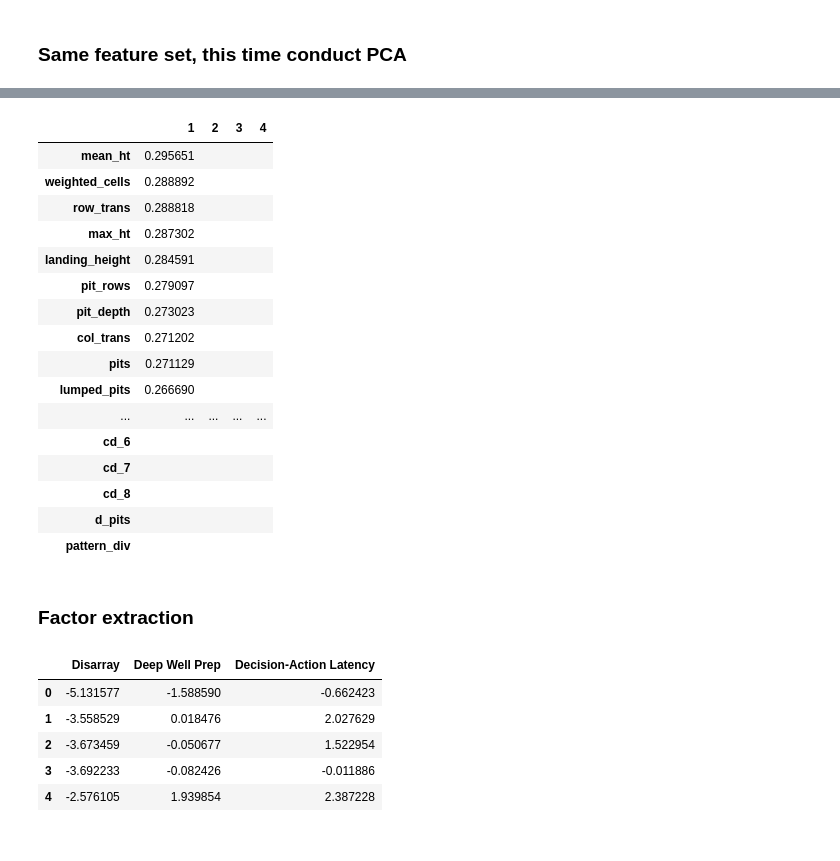
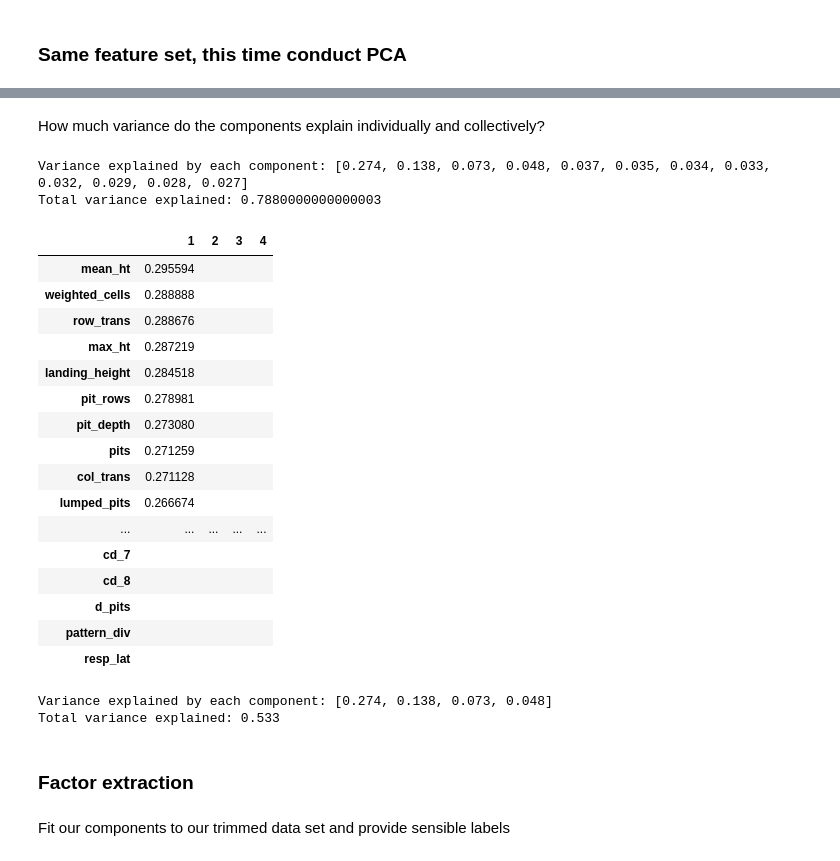
Before and after one commit to ozvar/tetris_osf_exploration, a Jupyter notebook: exploratory_analysis.ipynb, the cells around one changed output, grey strips where cells are left out. Drawn from its saved outputs; the diff is of its cells as text; code cells hidden in the pictures.

```diff
--- a/exploratory_analysis.ipynb
+++ b/exploratory_analysis.ipynb
@@ -88,3 +132,5 @@ eps.head()
+# %%
+eps = eps.drop(eps[eps['SID'].isin(['3189', 'F2015_1'])].index)
 # %% [markdown]
 ### Prepare dataframe for factor analysis - drop general and game summary outputs
 # %%
@@ -157,0 +206,9 @@ ev, loadings, fa = factor_analyse(short_eps,
+# %%
+# create episode duration variable
+eps['ep_dur'] = eps.groupby('SID')['ts'].diff()
+# if drop latency is 0, response latency is episode duration in milliseconds, otherwise it is the drop latency
+eps['resp_lat'] = np.where(eps['drop_lat'] == 0, eps['ep_dur']*1000, eps['drop_lat'])
+# replace nan values with drop latency for edge cases
+eps['resp_lat'] = np.where(np.isnan(eps['resp_lat']), eps['drop_lat'], eps['resp_lat'])
+# convert to int64
+eps['resp_lat'] = eps['resp_lat'].astype('int')
@@ -158,5 +217,5 @@ ev, loadings, fa = factor_analyse(short_eps,
 # %%
-short_eps = eps[lindstedt_2019_features]
+short_eps = eps[lindstedt_2019_features+['resp_lat']]
 # %% [markdown]
 Bartlett's test for sphericity
 # %%
@@ -223,25 +291,45 @@ scaled_eps = pd.DataFrame(scaled_eps, columns=short_eps.columns)
+# %% [markdown]
+How much variance do the components explain individually and collectively?
+# %%
+explained = [round(i, 3) for i in pca.explained_variance_ratio_]
+total = sum(explained)
+
+print(f'Variance explained by each component: {explained}')
+print(f'Total variance explained: {total}')
+# %% [output]
+Variance explained by each component: [0.274, 0.138, 0.073, 0.048, 0.037, 0.035, 0.034, 0.033, 0.032, 0.029, 0.028, 0.027]
+Total variance explained: 0.7880000000000003
 # %%
-loadings, pca = princomp(short_eps,
+loadings, pca = princomp(scaled_eps,
                          n_components=4,
-                         cutoff=0.1,
+                         cutoff=0.2,
                          display_loadings=True)
 # %% [output]
 |  | 1 | 2 | 3 | 4 |
-| mean_ht | 0.295651 |  |  |  |
-| weighted_cells | 0.288892 |  |  |  |
-| row_trans | 0.288818 |  |  |  |
-| max_ht | 0.287302 |  |  |  |
-| landing_height | 0.284591 |  |  |  |
-| pit_rows | 0.279097 |  |  |  |
-| pit_depth | 0.273023 |  |  |  |
-| col_trans | 0.271202 |  |  |  |
-| pits | 0.271129 |  |  |  |
-| lumped_pits | 0.266690 |  |  |  |
+| mean_ht | 0.295594 |  |  |  |
+| weighted_cells | 0.288888 |  |  |  |
+| row_trans | 0.288676 |  |  |  |
+| max_ht | 0.287219 |  |  |  |
+| landing_height | 0.284518 |  |  |  |
+| pit_rows | 0.278981 |  |  |  |
+| pit_depth | 0.273080 |  |  |  |
+| pits | 0.271259 |  |  |  |
+| col_trans | 0.271128 |  |  |  |
+| lumped_pits | 0.266674 |  |  |  |
 | ... | ... | ... | ... | ... |
-| cd_6 |  |  |  |  |
 | cd_7 |  |  |  |  |
 | cd_8 |  |  |  |  |
 | d_pits |  |  |  |  |
 | pattern_div |  |  |  |  |
+| resp_lat |  |  |  |  |
+# %%
+explained = [round(i, 3) for i in pca.explained_variance_ratio_]
+total = sum(explained)
+
+print(f'Variance explained by each component: {explained}')
+print(f'Total variance explained: {total}')
+# %% [output]
+Variance explained by each component: [0.274, 0.138, 0.073, 0.048]
+Total variance explained: 0.533
 # %% [markdown]
 ### Factor extraction
@@ -250,10 +336,2 @@ test = StandardScaler().fit_transform(short_eps)
-# %%
-test = pd.DataFrame(pca.fit_transform(test), columns=['Disarray', 'Deep Well Prep', 'Decision-Action Latency'])
-test.head()
-# %% [output]
-|  | Disarray | Deep Well Prep | Decision-Action Latency |
-| 0 | -5.131577 | -1.588590 | -0.662423 |
-| 1 | -3.558529 | 0.018476 | 2.027629 |
-| 2 | -3.673459 | -0.050677 | 1.522954 |
-| 3 | -3.692233 | -0.082426 | -0.011886 |
-| 4 | -2.576105 | 1.939854 | 2.387228 |
+# %% [markdown]
+Fit our components to our trimmed data set and provide sensible labels
```
Also changed, not shown: parts of 30 cells of this notebook, 1 other file.
